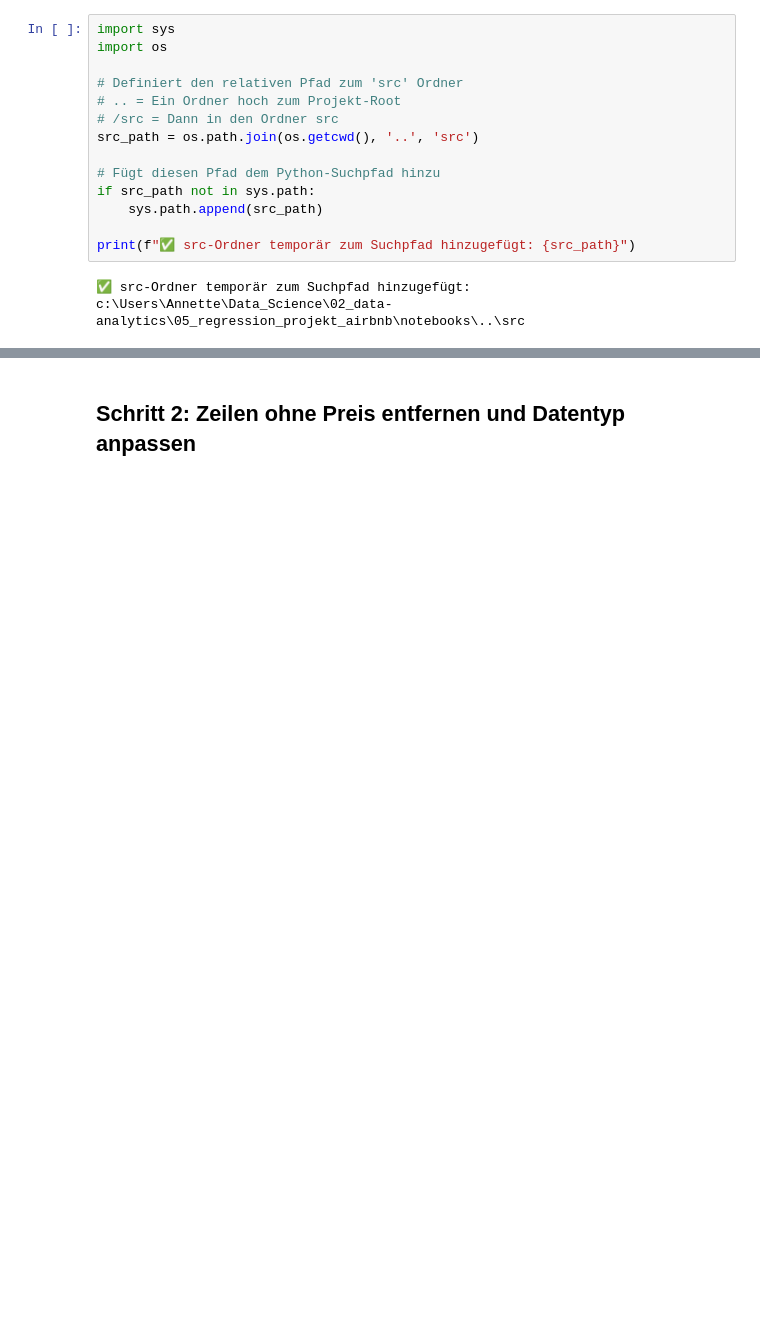
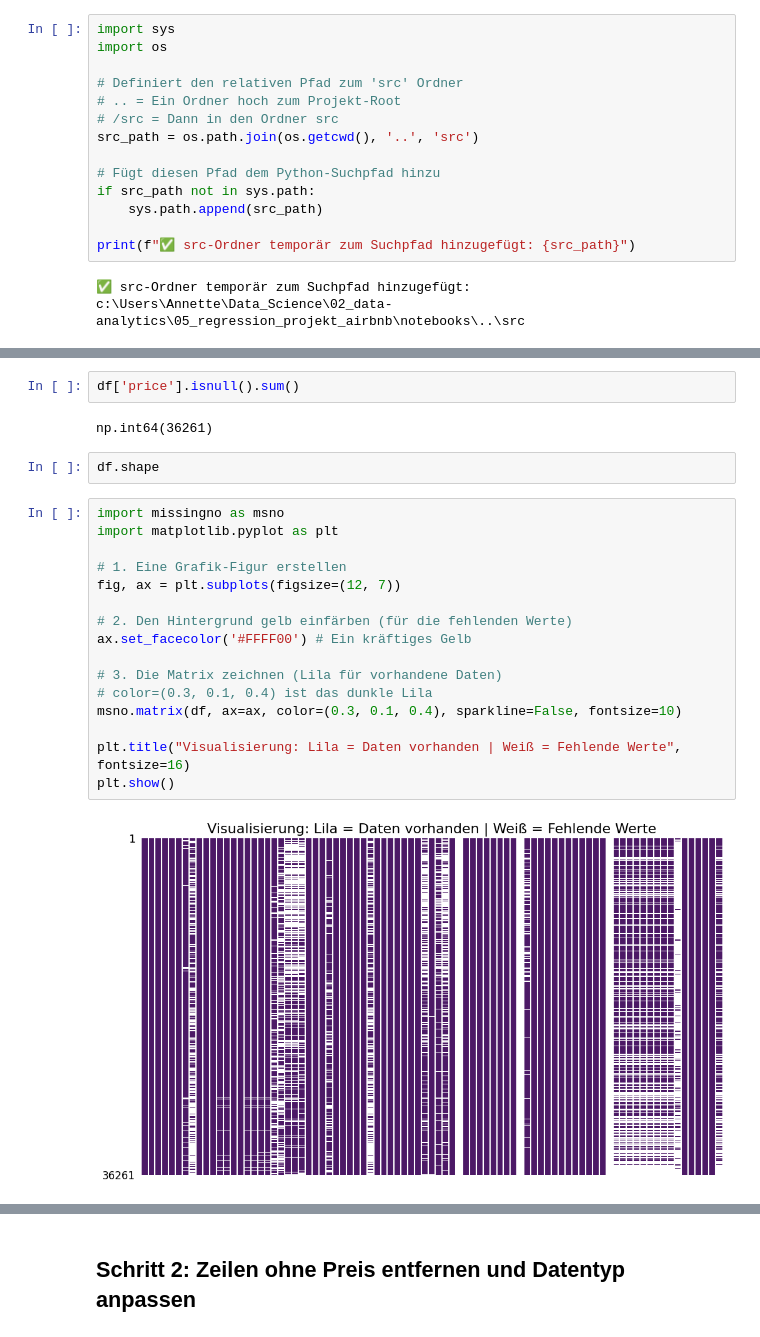
Before and after one commit to anettk404/05_regression_projekt_airbnb, a Jupyter notebook: notebooks/01_NYC_Datenbereinigung_DB.ipynb, the cells around one changed output, grey strips where cells are left out. Drawn from its saved outputs; the diff is of its cells as text; blank space fills up the shorter version.

```diff
--- a/notebooks/01_NYC_Datenbereinigung_DB.ipynb
+++ b/notebooks/01_NYC_Datenbereinigung_DB.ipynb
@@ -81,3 +287,27 @@ memory usage: 21.8+ MB
+# %%
+df['price'].isnull().sum()
+# %% [output]
+np.int64(36261)
+# %%
+df.shape
+# %%
+import missingno as msno
+import matplotlib.pyplot as plt
+
+# 1. Eine Grafik-Figur erstellen
+fig, ax = plt.subplots(figsize=(12, 7))
+
+# 2. Den Hintergrund gelb einfärben (für die fehlenden Werte)
+ax.set_facecolor('#FFFF00') # Ein kräftiges Gelb
+
+# 3. Die Matrix zeichnen (Lila für vorhandene Daten)
+# color=(0.3, 0.1, 0.4) ist das dunkle Lila
+msno.matrix(df, ax=ax, color=(0.3, 0.1, 0.4), sparkline=False, fontsize=10)
+
+plt.title("Visualisierung: Lila = Daten vorhanden | Weiß = Fehlende Werte", fontsize=16)
+plt.show()
+# %% [output]
+[figure, added]
 # %%
 print(df.columns.tolist())
 #print("-" * 50)
```
Also changed, not shown: parts of 41 cells of this notebook, 28 other files.
